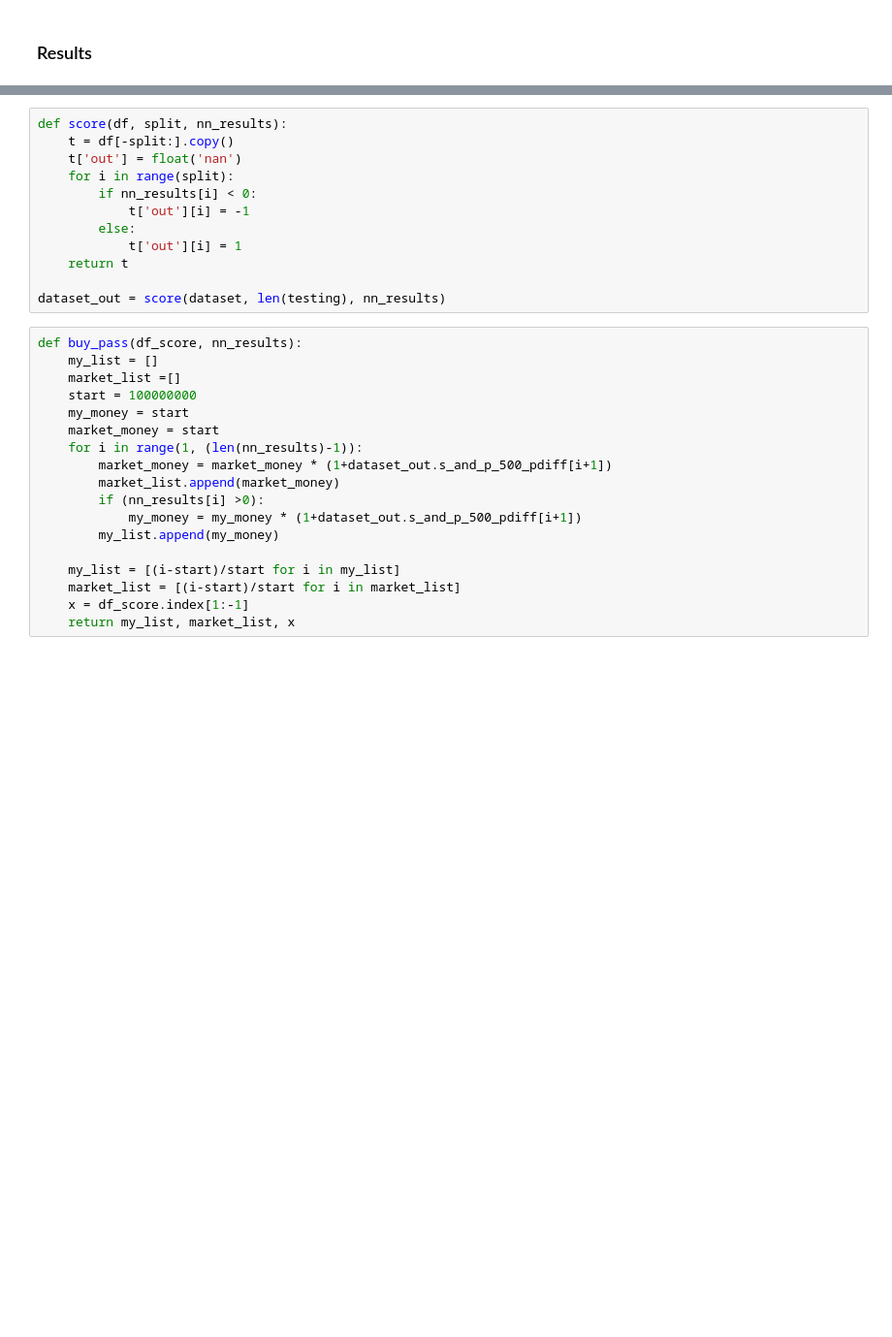
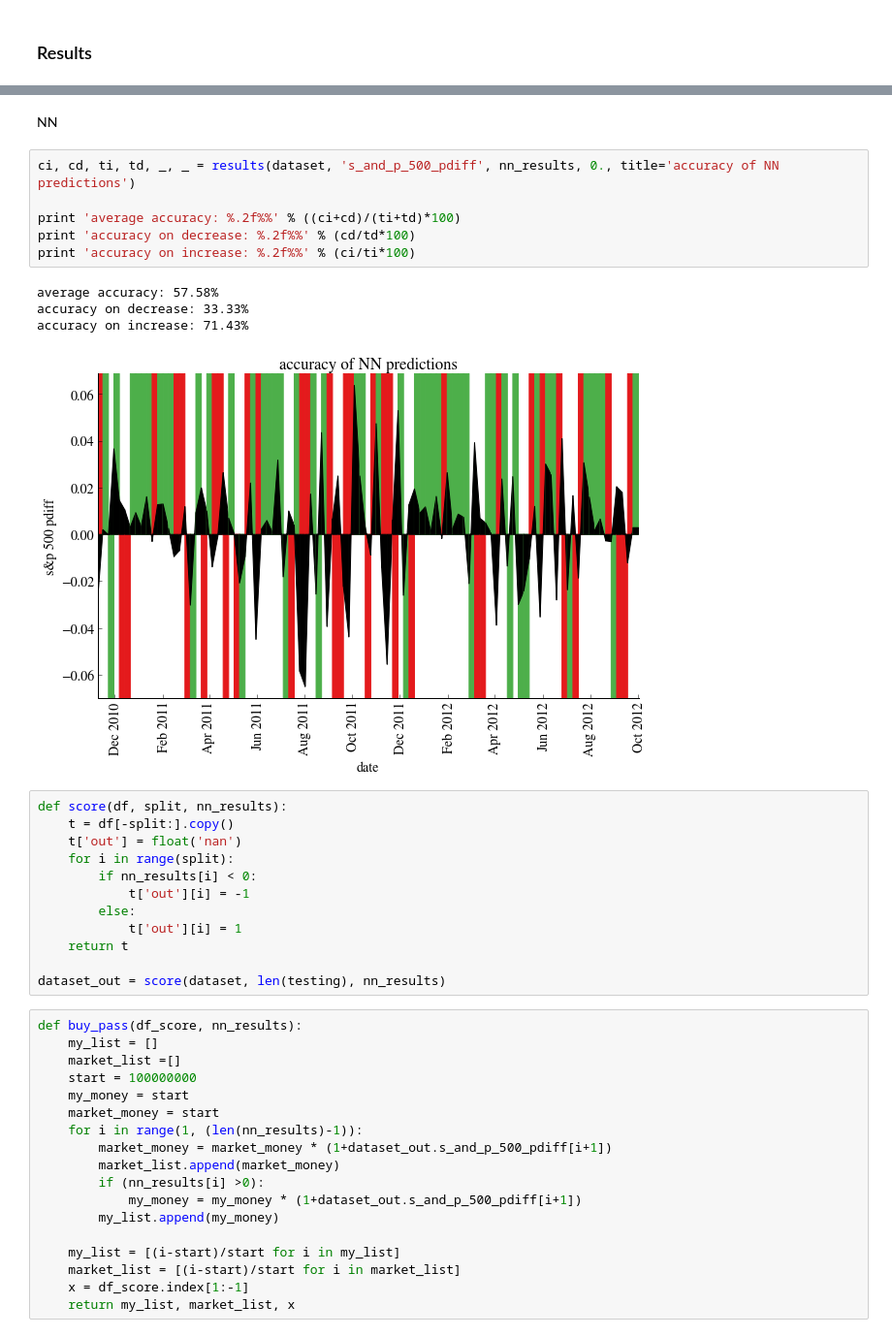
Before and after one commit to jrosen3/cs109annstock, a Jupyter notebook: Master.ipynb, the cells around one changed output, grey strips where cells are left out. Shown at 97% size. Saved outputs shown, nothing was run; the diff lists cells and outputs as text; blank space fills up the shorter version.

```diff
--- a/Master.ipynb
+++ b/Master.ipynb
@@ -1042,3 +980,16 @@ accuracy on increase: 79.37%
+# %% [markdown]
+NN
+# %%
+ci, cd, ti, td, _, _ = results(dataset, 's_and_p_500_pdiff', nn_results, 0., title='accuracy of NN predictions')
+
+print 'average accuracy: %.2f%%' % ((ci+cd)/(ti+td)*100)
+print 'accuracy on decrease: %.2f%%' % (cd/td*100)
+print 'accuracy on increase: %.2f%%' % (ci/ti*100)
+# %% [output]
+average accuracy: 57.58%
+accuracy on decrease: 33.33%
+accuracy on increase: 71.43%
+[figure, added]
 # %%
 def score(df, split, nn_results):
     t = df[-split:].copy()
```
Also changed, not shown: parts of 54 cells of this notebook, 1 other file.
